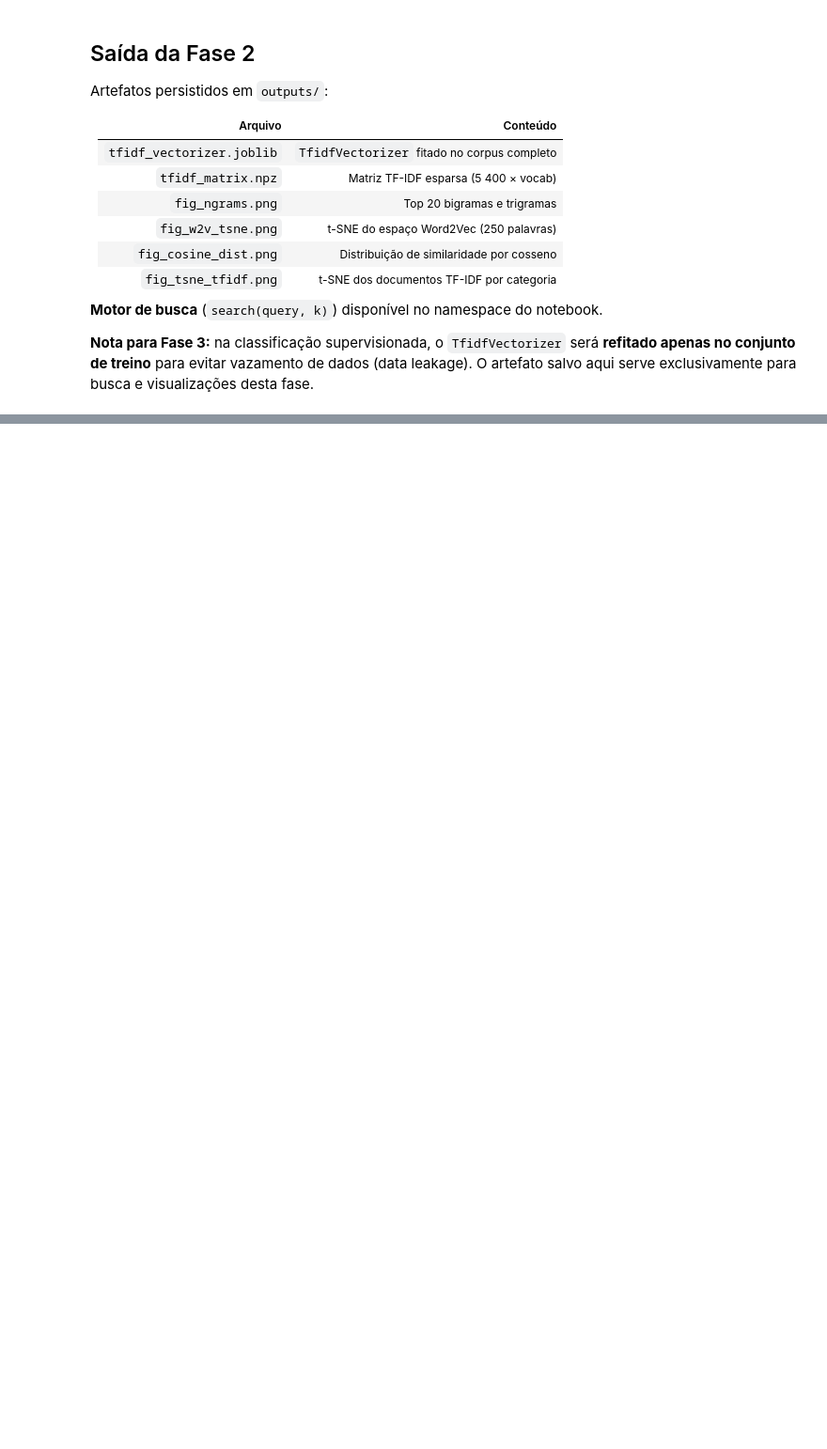
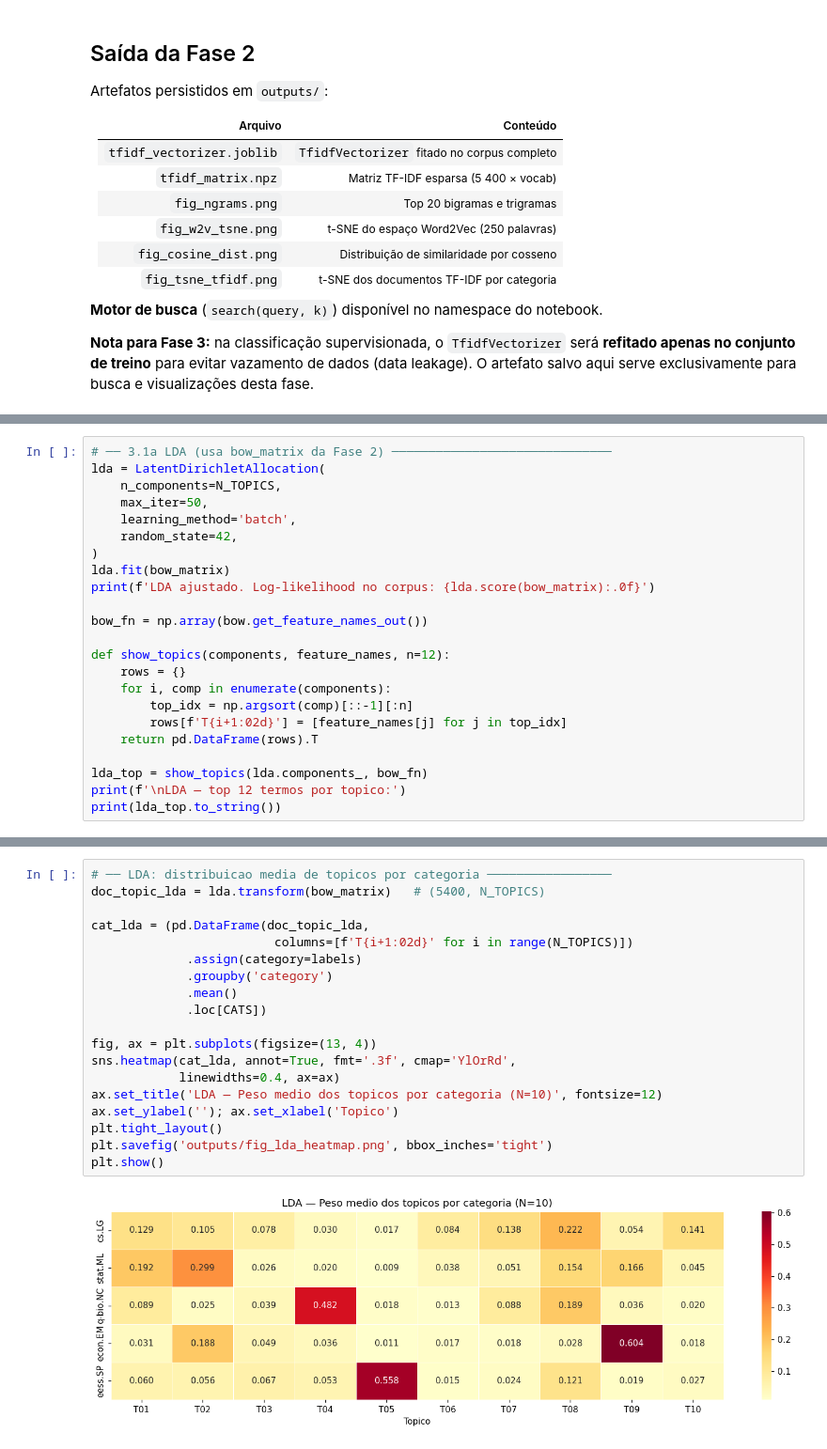
Before and after one commit to danimoreira90/arxiv-nlp-pipeline, a Jupyter notebook: notebook.ipynb, the cells around one changed output, grey strips where cells are left out. Shown at 94% size. Drawn from its saved outputs; the diff is of its cells as text; blank space fills up the shorter version.

Commit message:
feat: modelagem de topicos e classificacao supervisionada (Fase 3)

```diff
--- a/notebook.ipynb
+++ b/notebook.ipynb
@@ -907,0 +944,23 @@ Artefatos persistidos em `outputs/`:
+# %%
+# ── 3.1a LDA (usa bow_matrix da Fase 2) ──────────────────────────────
+lda = LatentDirichletAllocation(
+    n_components=N_TOPICS,
+    max_iter=50,
+    learning_method='batch',
+    random_state=42,
+)
+lda.fit(bow_matrix)
+print(f'LDA ajustado. Log-likelihood no corpus: {lda.score(bow_matrix):.0f}')
+
+bow_fn = np.array(bow.get_feature_names_out())
+
+def show_topics(components, feature_names, n=12):
+    rows = {}
+    for i, comp in enumerate(components):
+        top_idx = np.argsort(comp)[::-1][:n]
+        rows[f'T{i+1:02d}'] = [feature_names[j] for j in top_idx]
+    return pd.DataFrame(rows).T
+
+lda_top = show_topics(lda.components_, bow_fn)
+print(f'\nLDA — top 12 termos por topico:')
+print(lda_top.to_string())
@@ -907,0 +982,21 @@ Artefatos persistidos em `outputs/`:
+# %%
+# ── LDA: distribuicao media de topicos por categoria ─────────────────
+doc_topic_lda = lda.transform(bow_matrix)   # (5400, N_TOPICS)
+
+cat_lda = (pd.DataFrame(doc_topic_lda,
+                         columns=[f'T{i+1:02d}' for i in range(N_TOPICS)])
+             .assign(category=labels)
+             .groupby('category')
+             .mean()
+             .loc[CATS])
+
+fig, ax = plt.subplots(figsize=(13, 4))
+sns.heatmap(cat_lda, annot=True, fmt='.3f', cmap='YlOrRd',
+            linewidths=0.4, ax=ax)
+ax.set_title('LDA — Peso medio dos topicos por categoria (N=10)', fontsize=12)
+ax.set_ylabel(''); ax.set_xlabel('Topico')
+plt.tight_layout()
+plt.savefig('outputs/fig_lda_heatmap.png', bbox_inches='tight')
+plt.show()
+# %% [output]
+[figure, added]
```
Also changed, not shown: parts of 20 cells of this notebook.
